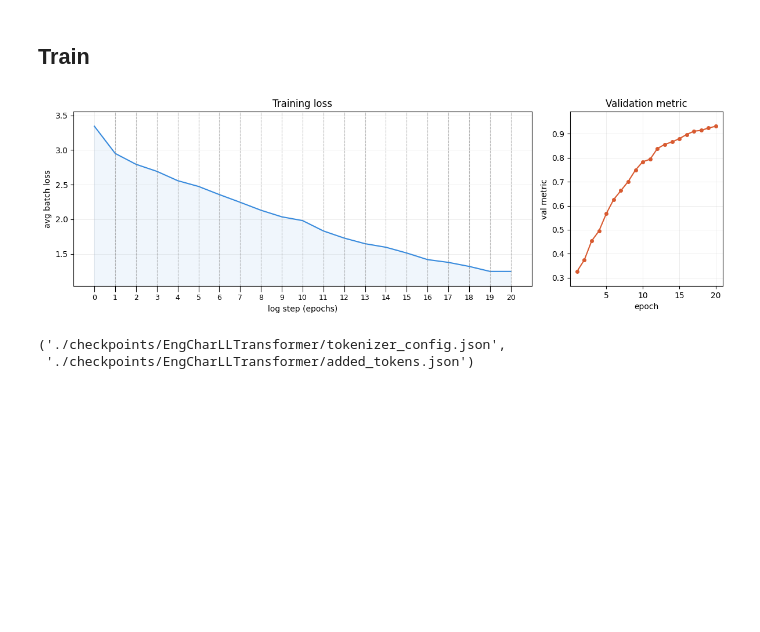
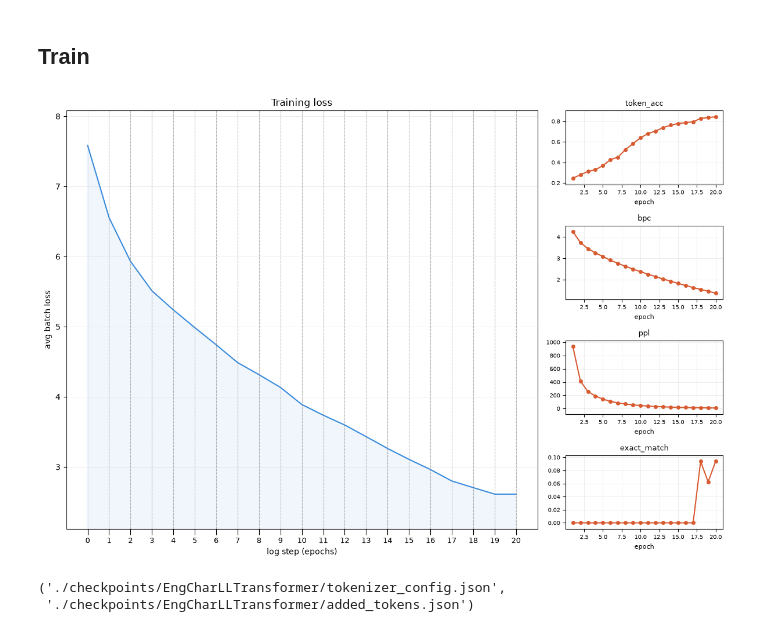
Before and after one commit to TerbiumTB/BilingulalTest, a Jupyter notebook: lemma_level_lang/training.ipynb, the cells around one changed output. Saved outputs shown, nothing was run; the diff lists cells and outputs as text; code cells hidden in the pictures; blank space fills up the shorter version.

Commit message:
new validation metrics

```diff
--- a/lemma_level_lang/training.ipynb
+++ b/lemma_level_lang/training.ipynb
@@ -107,7 +107,7 @@ plt.show()
 # %% [markdown]
 ## Dataset
 # %%
-data = eng_freq_data
+data = ru_freq_data
 # %%
 from sklearn.model_selection import train_test_split
 
@@ -117,7 +117,8 @@ from tokenizer import get_bpe_tokenizer, get_char_tokenizer, ENGALPHAPBET
 
 MAX_LEN = 16
 
-tokenizer = get_char_tokenizer(ENGALPHAPBET, MAX_LEN)
+# tokenizer = get_char_tokenizer(ENGALPHAPBET, MAX_LEN)
+tokenizer = get_bpe_tokenizer(train['Lemma'])
 # %%
 PAD_IDX = tokenizer.pad_token_id
 BOS_IDX = tokenizer.bos_token_id
@@ -178,41 +179,45 @@ from utils.logger import PlotLogger, TQDMLogger
 from utils.checkpointer import CheckPointer
 from utils.trainer import LLTrainer
 from utils.func import n_params
-from utils.metrics import TokenCrossEntropyLoss, TokenAccuracy
+from utils.metrics import TokenCrossEntropyLoss, TokenAccuracy, BitsPerChar, Perplexity, SequenceExactMatch
 
 
 vocab_size = len(tokenizer.get_vocab()) + len(tokenizer.get_added_vocab())
 model = LLTransformer(
     vocab_size=vocab_size,
     d_model=256,
     nhead=4,
     num_layers=3,
     dim_feedforward=1024,
     num_levels=NUM_LEVELS,
     max_positions=MAX_LEN,
     pad_idx=PAD_IDX,
     dropout=0.2,
 ).to(device)
 
 print(f"Trainable params: {n_params(model):,}")
 
 chkpter = CheckPointer(model, get_path(MODEL_NAME))
 logger = PlotLogger(log_every_n_step=100)
 trainer = LLTrainer(model, logger, device, chkpter)
 
 train_params = {
     'criterion': TokenCrossEntropyLoss(ignore_index=PAD_IDX),
     'opt': optim.AdamW(model.parameters(), lr=1e-4)
 }
 
 val_params = {
-    'metric': TokenAccuracy(vocab_size, PAD_IDX),
-    # 'transform': nn.Sigmoid()
+    'metrics': {
+          'token_acc': TokenAccuracy(vocab_size, PAD_IDX),
+          'bpc': BitsPerChar(tokenizer, PAD_IDX),
+          'ppl': Perplexity(PAD_IDX),
+          'exact_match': SequenceExactMatch(PAD_IDX, EOS_IDX),
+      }
 }
 
 model = trainer.fit(small_loader, train_params, small_loader, val_params, epochs=20)
 # %% [output]
-[figure, old version]
+[figure, new version]
 # %%
 tokenizer.save_pretrained(get_path(MODEL_NAME))
 # %% [output]
```
Also changed, not shown: parts of 1 cell of this notebook, 6 other files.
